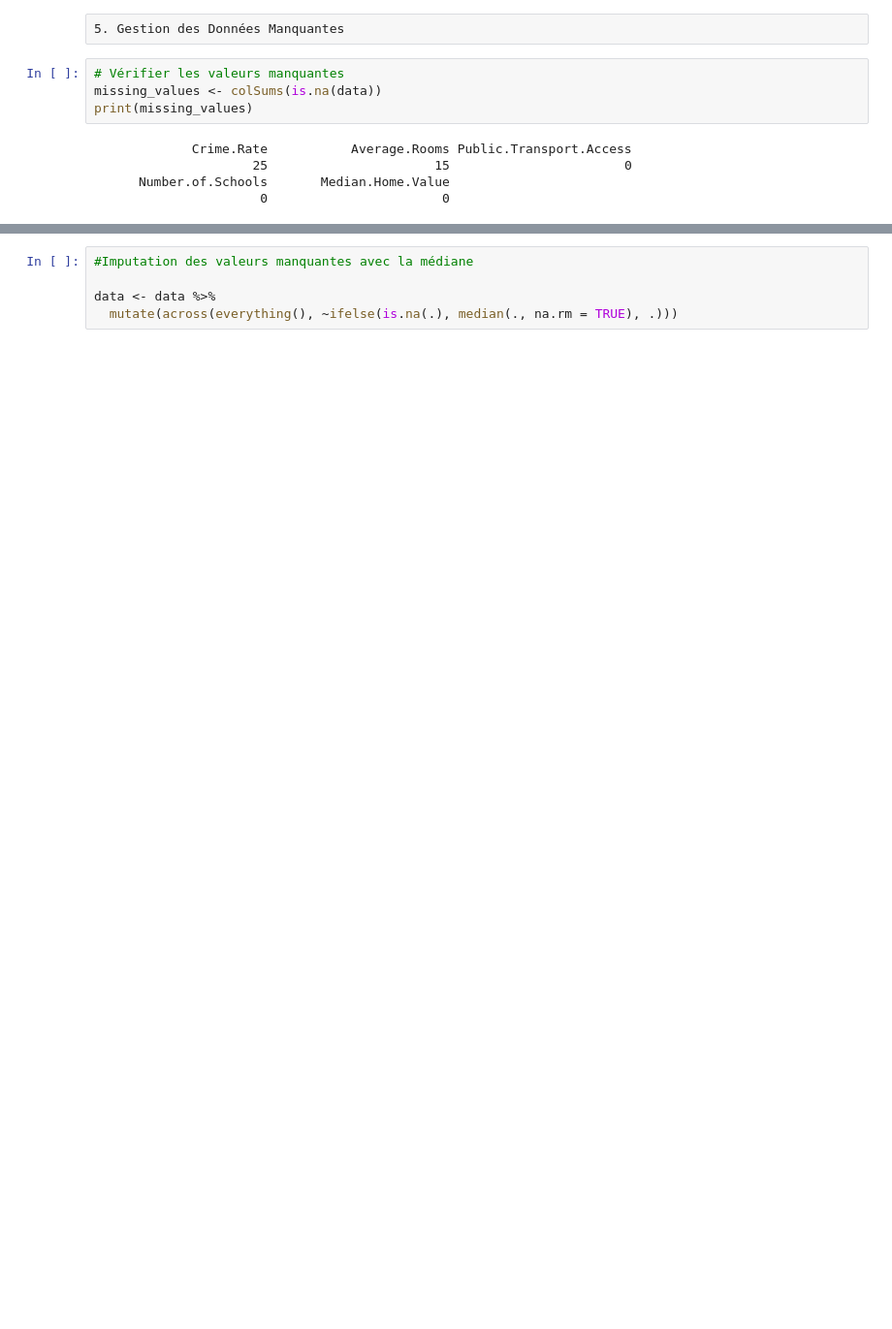
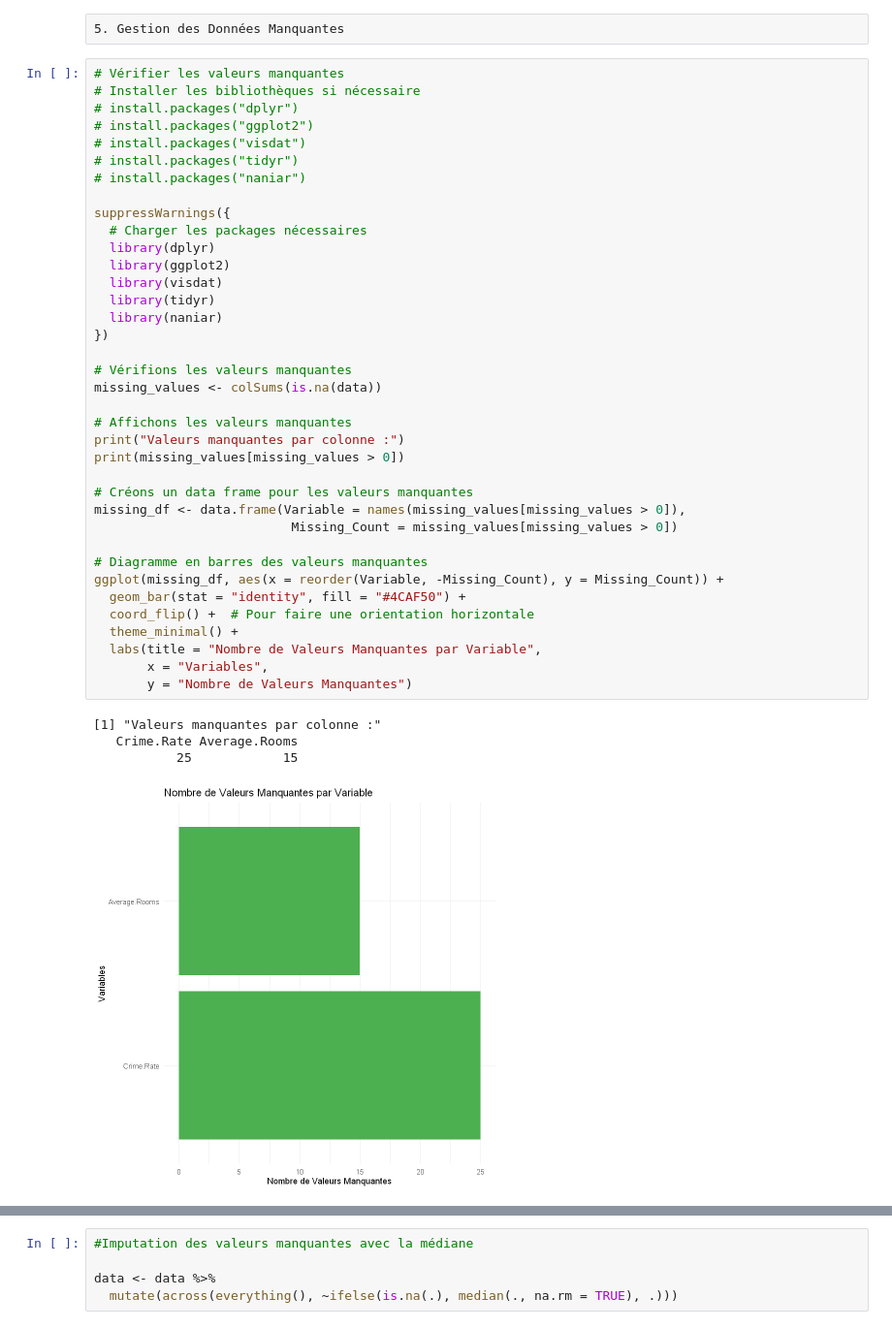
Before and after one commit to chartleyl/Project_housing_data, a Jupyter notebook: Project_housing.ipynb, the cells around one changed output, grey strips where cells are left out. Shown: that part at 97% size. Drawn from its saved outputs; the diff is of its cells as text; blank space fills up the shorter version.

```diff
--- a/Project_housing.ipynb
+++ b/Project_housing.ipynb
@@ -136,10 +150,43 @@ ggplot(data = cor_melted, aes(x = Var1, y = Var2, fill = value)) +
 5. Gestion des Données Manquantes
 # %%
 # Vérifier les valeurs manquantes
+# Installer les bibliothèques si nécessaire
+# install.packages("dplyr")
+# install.packages("ggplot2")
+# install.packages("visdat")
+# install.packages("tidyr")
+# install.packages("naniar")
+
+suppressWarnings({
+  # Charger les packages nécessaires
+  library(dplyr)
+  library(ggplot2)
+  library(visdat)
+  library(tidyr)
+  library(naniar)
+})
+
+# Vérifions les valeurs manquantes
 missing_values <- colSums(is.na(data))
-print(missing_values)
+
+# Affichons les valeurs manquantes
+print("Valeurs manquantes par colonne :")
+print(missing_values[missing_values > 0])
+
+# Créons un data frame pour les valeurs manquantes
+missing_df <- data.frame(Variable = names(missing_values[missing_values > 0]),
+                          Missing_Count = missing_values[missing_values > 0])
+
+# Diagramme en barres des valeurs manquantes
+ggplot(missing_df, aes(x = reorder(Variable, -Missing_Count), y = Missing_Count)) +
+  geom_bar(stat = "identity", fill = "#4CAF50") +
+  coord_flip() +  # Pour faire une orientation horizontale
+  theme_minimal() +
+  labs(title = "Nombre de Valeurs Manquantes par Variable",
+       x = "Variables",
+       y = "Nombre de Valeurs Manquantes")
 # %% [output]
-             Crime.Rate           Average.Rooms Public.Transport.Access
-                     25                      15                       0
-      Number.of.Schools       Median.Home.Value
-                      0                       0
+[1] "Valeurs manquantes par colonne :"
+   Crime.Rate Average.Rooms
+           25            15
+[figure, added]
```
Also changed, not shown: parts of 34 cells of this notebook.
